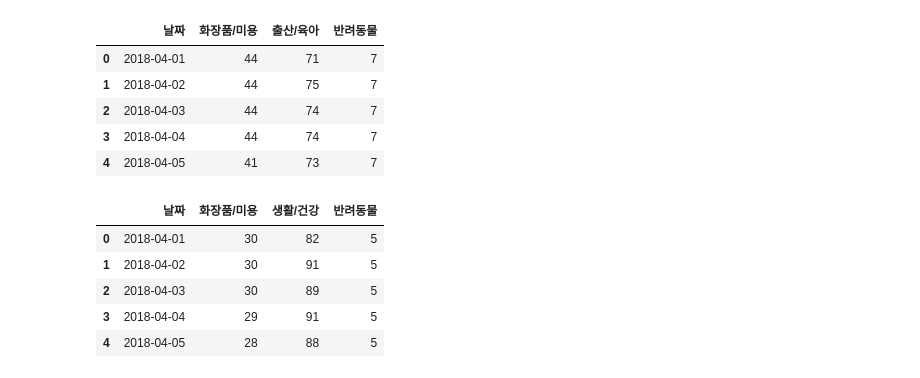
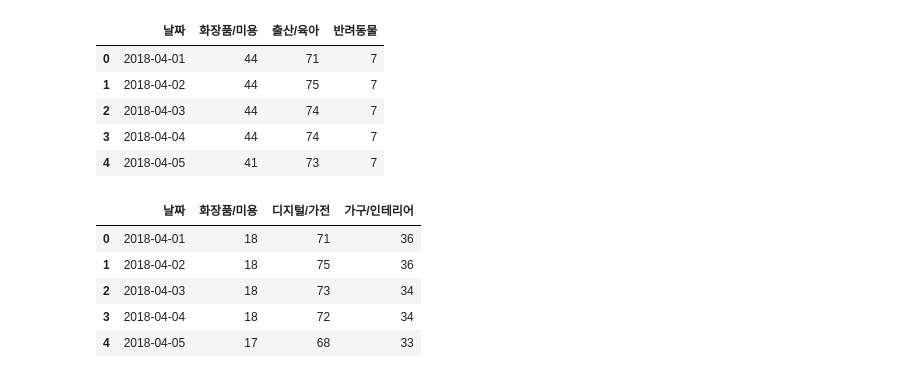
Before and after one commit to miniii222/-5th-L.point_bigdata_competiton, a Jupyter notebook: modeling/trend_naver_datalab.ipynb, the cells around one changed output. Drawn from its saved outputs; the diff is of its cells as text; code cells hidden in the pictures.

```diff
--- a/modeling/trend_naver_datalab.ipynb
+++ b/modeling/trend_naver_datalab.ipynb
@@ -58,11 +58,11 @@ df1.head()
 | 3 | 2018-04-04 | 44 | 74 | 7 |
 | 4 | 2018-04-05 | 41 | 73 | 7 |
 # %%
-df2.head()
+df3.head()
 # %% [output]
-|  | 날짜 | 화장품/미용 | 생활/건강 | 반려동물 |
-| 0 | 2018-04-01 | 30 | 82 | 5 |
-| 1 | 2018-04-02 | 30 | 91 | 5 |
-| 2 | 2018-04-03 | 30 | 89 | 5 |
-| 3 | 2018-04-04 | 29 | 91 | 5 |
-| 4 | 2018-04-05 | 28 | 88 | 5 |
+|  | 날짜 | 화장품/미용 | 디지털/가전 | 가구/인테리어 |
+| 0 | 2018-04-01 | 18 | 71 | 36 |
+| 1 | 2018-04-02 | 18 | 75 | 36 |
+| 2 | 2018-04-03 | 18 | 73 | 34 |
+| 3 | 2018-04-04 | 18 | 72 | 34 |
+| 4 | 2018-04-05 | 17 | 68 | 33 |
```
Also changed, not shown: parts of 25 cells of this notebook.
